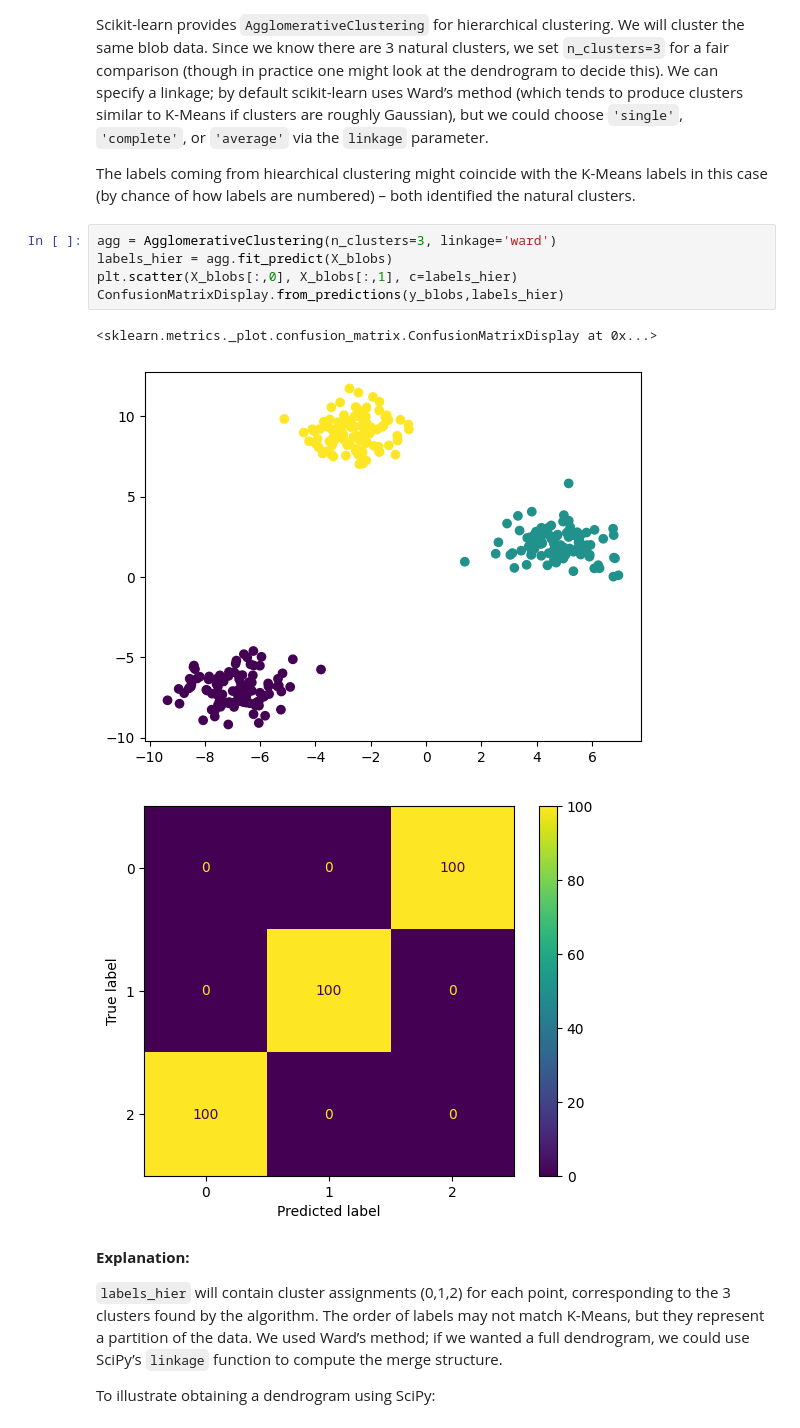
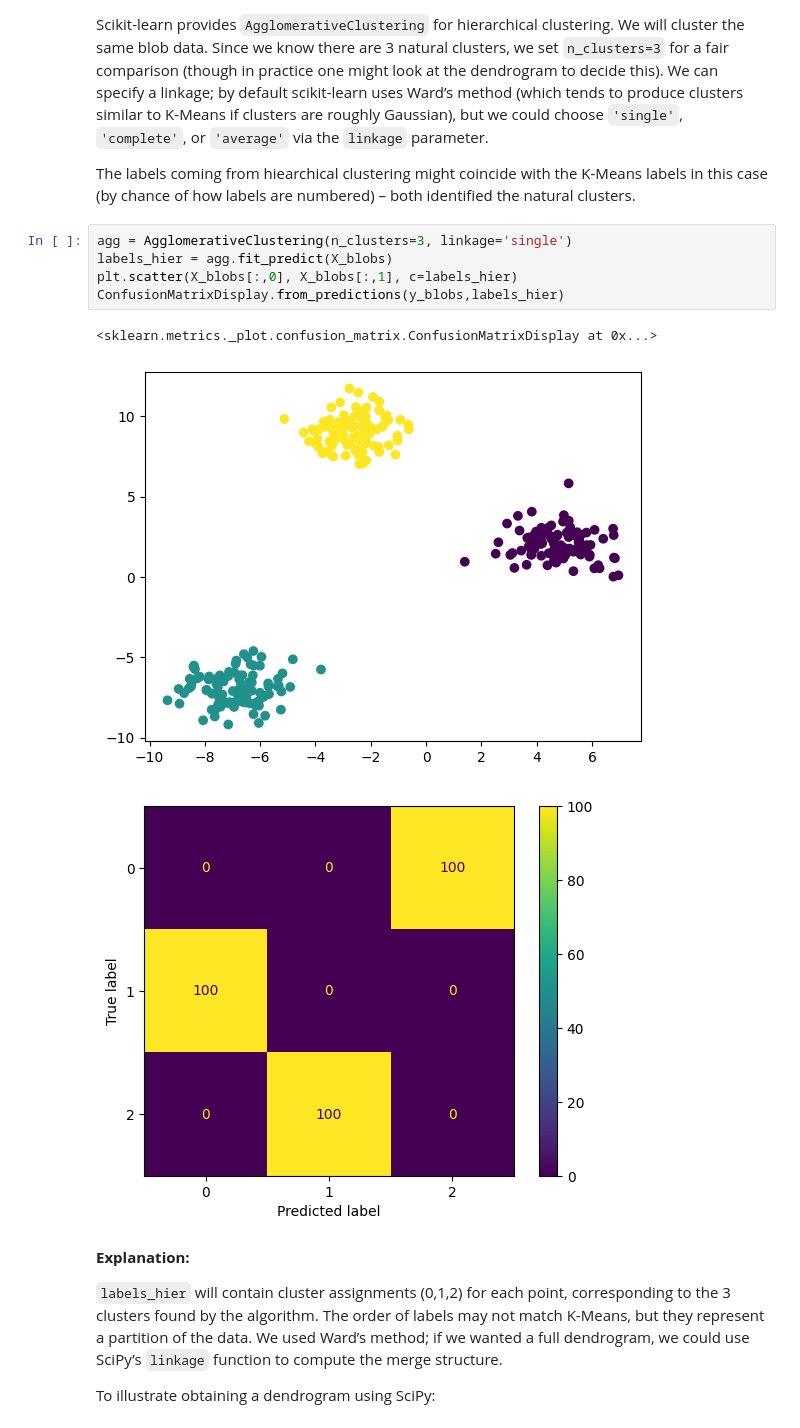
Before and after one commit to kaygun/MYZ309E, a Jupyter notebook: lectures/Lecture_05.ipynb, the cells around one changed output. Saved outputs shown, nothing was run; the diff lists cells and outputs as text.

```diff
--- a/lectures/Lecture_05.ipynb
+++ b/lectures/Lecture_05.ipynb
@@ -233,14 +233,14 @@ Scikit-learn provides `AgglomerativeClustering` for hierarchical clustering. We
 
 The labels coming from hiearchical clustering might coincide with the K-Means labels in this case (by chance of how labels are numbered) – both identified the natural clusters.
 # %%
-agg = AgglomerativeClustering(n_clusters=3, linkage='ward')
+agg = AgglomerativeClustering(n_clusters=3, linkage='single')
 labels_hier = agg.fit_predict(X_blobs)
 plt.scatter(X_blobs[:,0], X_blobs[:,1], c=labels_hier)
 ConfusionMatrixDisplay.from_predictions(y_blobs,labels_hier)
 # %% [output]
 <sklearn.metrics._plot.confusion_matrix.ConfusionMatrixDisplay at 0x...>
-[figure, old version]
+[figure, new version]
-[figure, old version]
+[figure, new version]
 # %% [markdown]
 **Explanation:**
 
```
Also changed, not shown: parts of 32 cells of this notebook.
